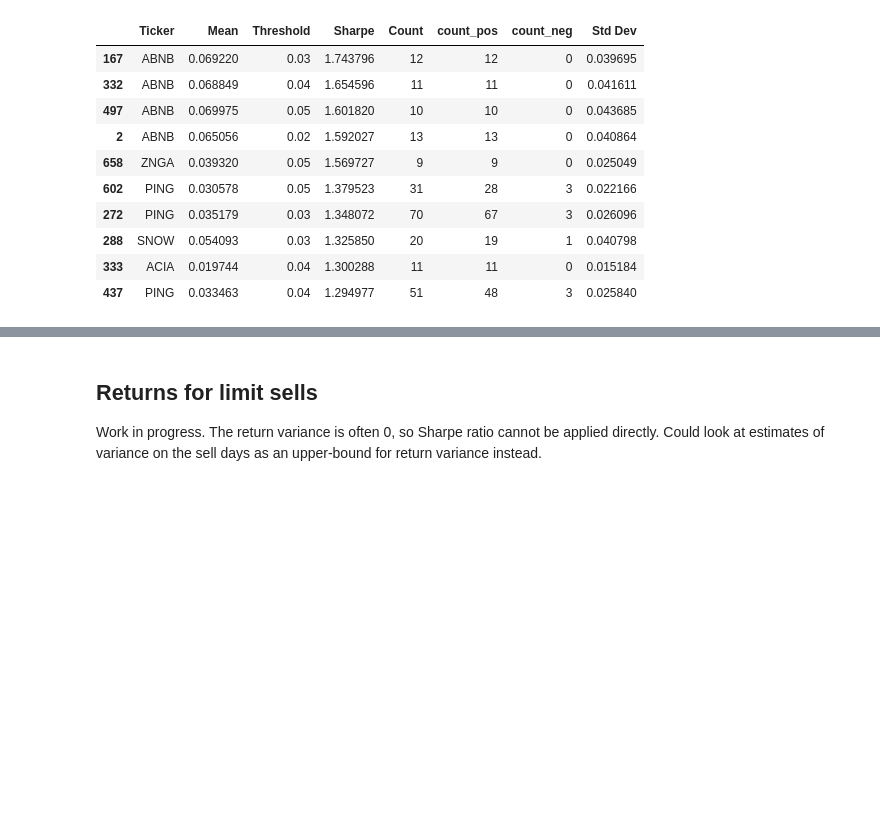
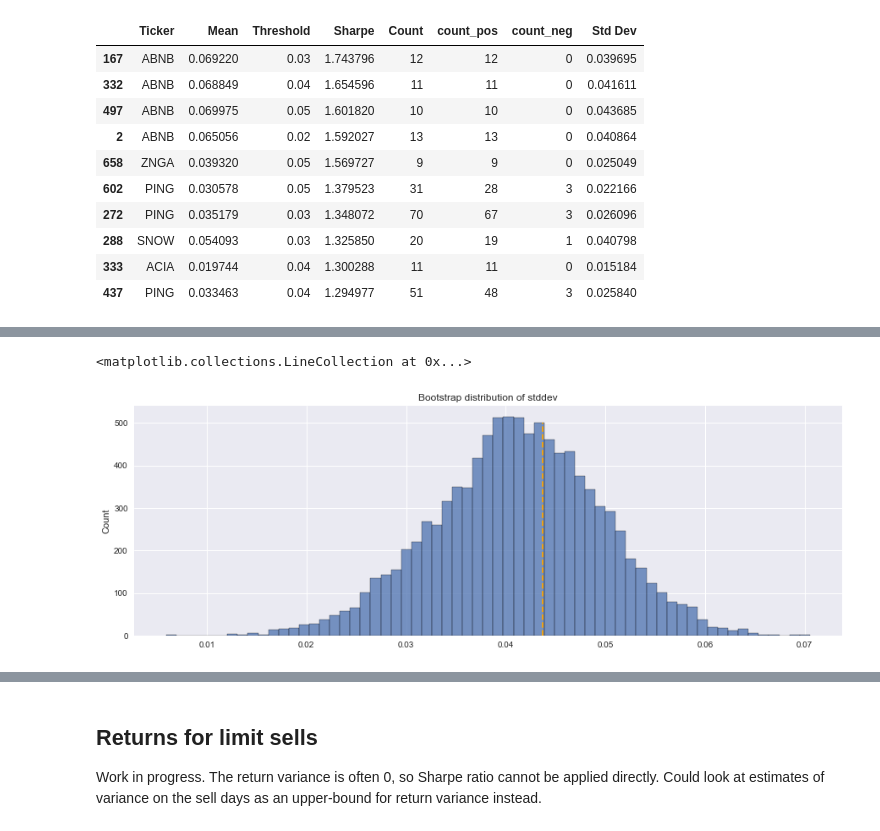
Before and after one commit to yh2n/financial-analysis-v2, a Jupyter notebook: notebooks/close_to_high_analytics.ipynb, the cells around one changed output, grey strips where cells are left out. Drawn from its saved outputs; the diff is of its cells as text; code cells hidden in the pictures; blank space fills up the shorter version.

```diff
--- a/notebooks/close_to_high_analytics.ipynb
+++ b/notebooks/close_to_high_analytics.ipynb
@@ -135,0 +155,18 @@ Stats from 2019-01-02
+# %%
+close_to_high = (hi_prices - close_prices.shift()) / close_prices.shift()
+# %%
+airbnb_stats = stats_df.loc[497]
+
+res = bootstrap(
+    close_to_high['ABNB'],
+    lambda x: x.std(),
+    airbnb_stats['count'], 10000)
+
+sns.histplot(res)
+plt.title('Bootstrap distribution of stddev')
+plt.vlines(
+    [airbnb_stats['std']],
+    0, 500, linestyle='--', color='orange')
+# %% [output]
+<matplotlib.collections.LineCollection at 0x...>
+[figure, added]
```
Also changed, not shown: parts of 9 cells of this notebook, 1 other file.
